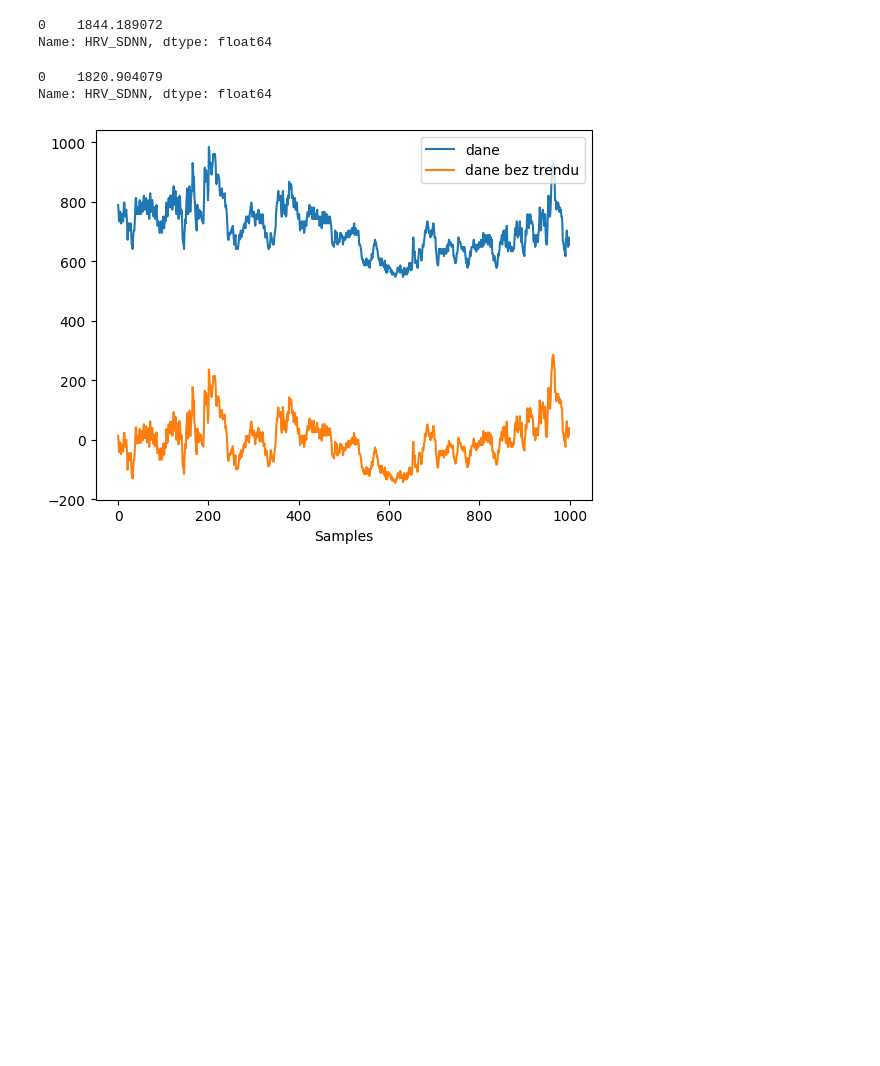
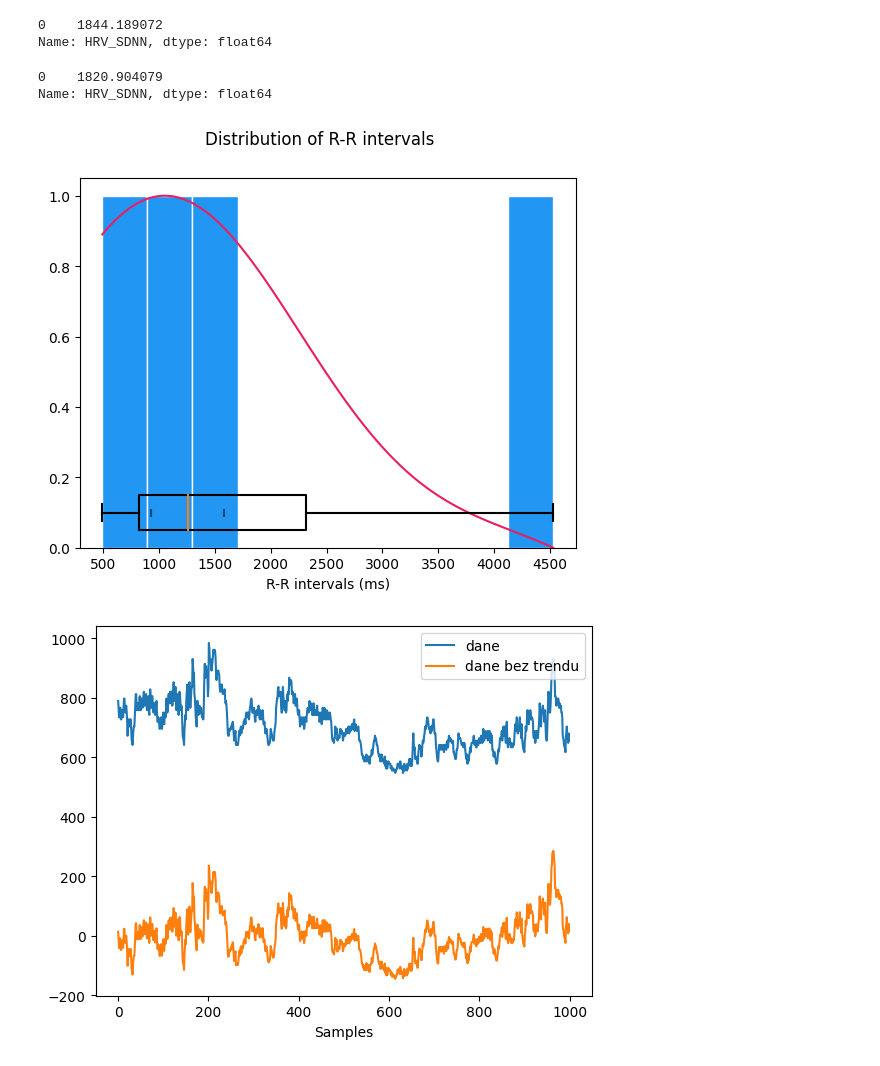
Before and after one commit to tynka022/SignalAnalisis, a Jupyter notebook: lab1/lab1.ipynb, the cells around one changed output. Drawn from its saved outputs; the diff is of its cells as text; code cells hidden in the pictures; blank space fills up the shorter version.

```diff
--- a/lab1/lab1.ipynb
+++ b/lab1/lab1.ipynb
@@ -23,11 +23,12 @@ Name: HRV_SDNN, dtype: float64
 # %%
 cleaned_1_10 = nk.signal_detrend(rri_1_10)
 peaks_1_10_d, info_1_10_d = nk.ecg_peaks(cleaned_1_10, sampling_rate=100)
-hrv_1_10_d = nk.hrv_time(peaks_1_10_d, sampling_rate=100, show=False)
+hrv_1_10_d = nk.hrv_time(peaks_1_10_d, sampling_rate=100, show=True)
 print(hrv_1_10_d.HRV_SDNN)
 # %% [output]
 0    1820.904079
 Name: HRV_SDNN, dtype: float64
+[figure, added]
 # %%
 plot_1_10 = nk.signal_plot([rri_1_10, cleaned_1_10], labels=(['dane', 'dane bez trendu']))
 # %% [output]
```
Also changed, not shown: parts of 1 cell of this notebook.
